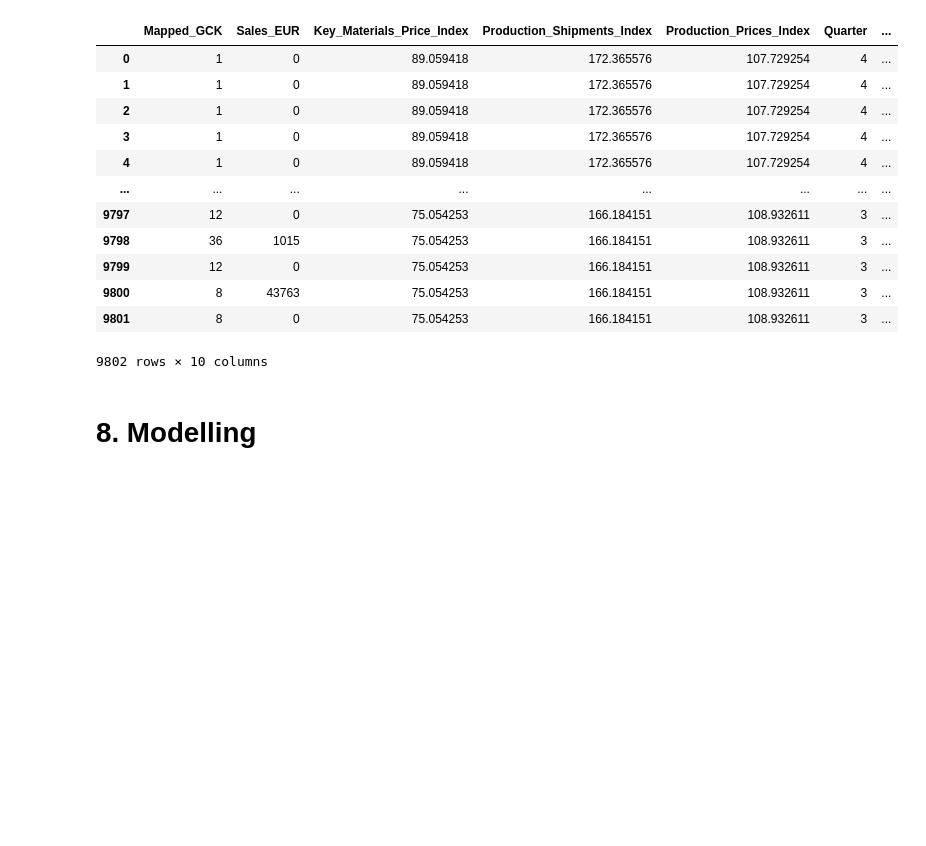
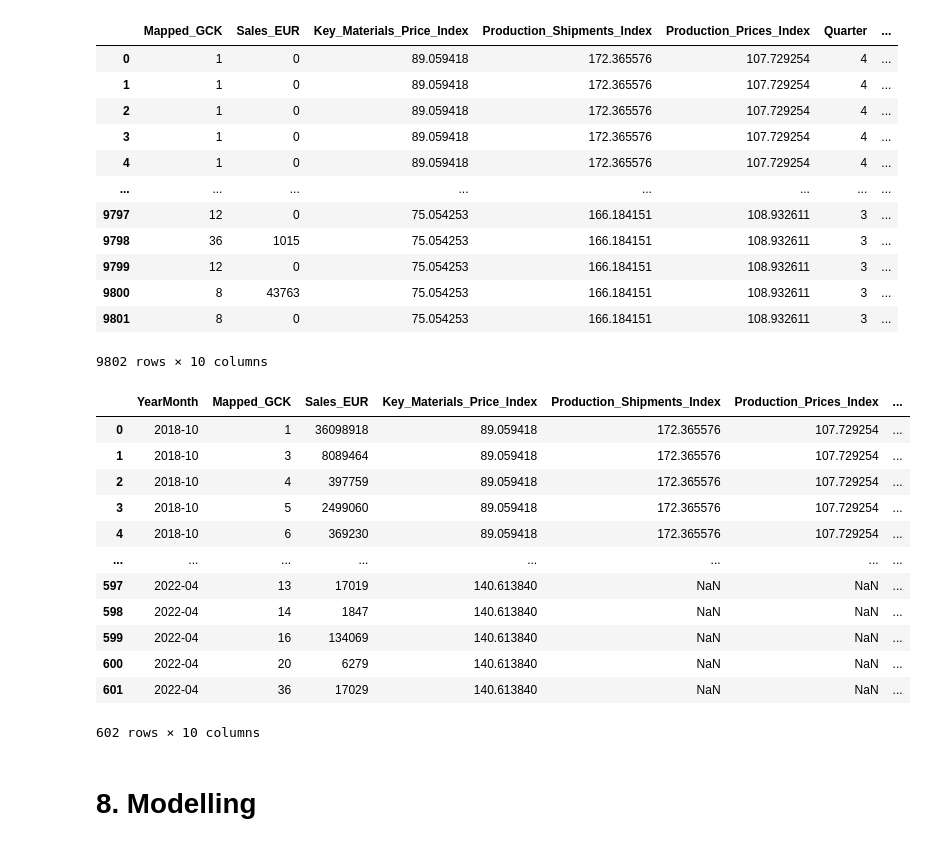
Before and after one commit to gugaaa1904/BC, a Jupyter notebook: Case 2.ipynb, the cells around one changed output. Cells and saved outputs as stored; diff of their text form; code cells hidden in the pictures; blank space fills up the shorter version.

```diff
--- a/Case 2.ipynb
+++ b/Case 2.ipynb
@@ -770,6 +770,34 @@ merged_data_2
 | 9800 | 8 | 43763 | 75.054253 | 166.184151 | 108.932611 | 3 | ... |
 | 9801 | 8 | 0 | 75.054253 | 166.184151 | 108.932611 | 3 | ... |
 9802 rows × 10 columns
+# %%
+data = merged_data_2.groupby(['YearMonth', 'Mapped_GCK']).agg({
+    'Sales_EUR': 'sum',
+    'Key_Materials_Price_Index': 'mean',
+    'Production_Shipments_Index': 'mean',
+    'Production_Prices_Index': 'mean',
+    'Is_Holiday_Month': 'mean',
+    'Sales_Lag_1M': 'mean',
+    'Sales_Lag_12M': 'mean',
+}).reset_index()
+# %%
+data['Sales_EUR_Log'] = np.log1p(data['Sales_EUR'])
+# %%
+data
+# %% [output]
+|  | YearMonth | Mapped_GCK | Sales_EUR | Key_Materials_Price_Index | Production_Shipments_Index | Production_Prices_Index | ... |
+| 0 | 2018-10 | 1 | 36098918 | 89.059418 | 172.365576 | 107.729254 | ... |
+| 1 | 2018-10 | 3 | 8089464 | 89.059418 | 172.365576 | 107.729254 | ... |
+| 2 | 2018-10 | 4 | 397759 | 89.059418 | 172.365576 | 107.729254 | ... |
+| 3 | 2018-10 | 5 | 2499060 | 89.059418 | 172.365576 | 107.729254 | ... |
+| 4 | 2018-10 | 6 | 369230 | 89.059418 | 172.365576 | 107.729254 | ... |
+| ... | ... | ... | ... | ... | ... | ... | ... |
+| 597 | 2022-04 | 13 | 17019 | 140.613840 | NaN | NaN | ... |
+| 598 | 2022-04 | 14 | 1847 | 140.613840 | NaN | NaN | ... |
+| 599 | 2022-04 | 16 | 134069 | 140.613840 | NaN | NaN | ... |
+| 600 | 2022-04 | 20 | 6279 | 140.613840 | NaN | NaN | ... |
+| 601 | 2022-04 | 36 | 17029 | 140.613840 | NaN | NaN | ... |
+602 rows × 10 columns
 # %% [markdown]
 # 8. Modelling
 # %% [markdown]
```
Also changed, not shown: parts of 9 cells of this notebook.
